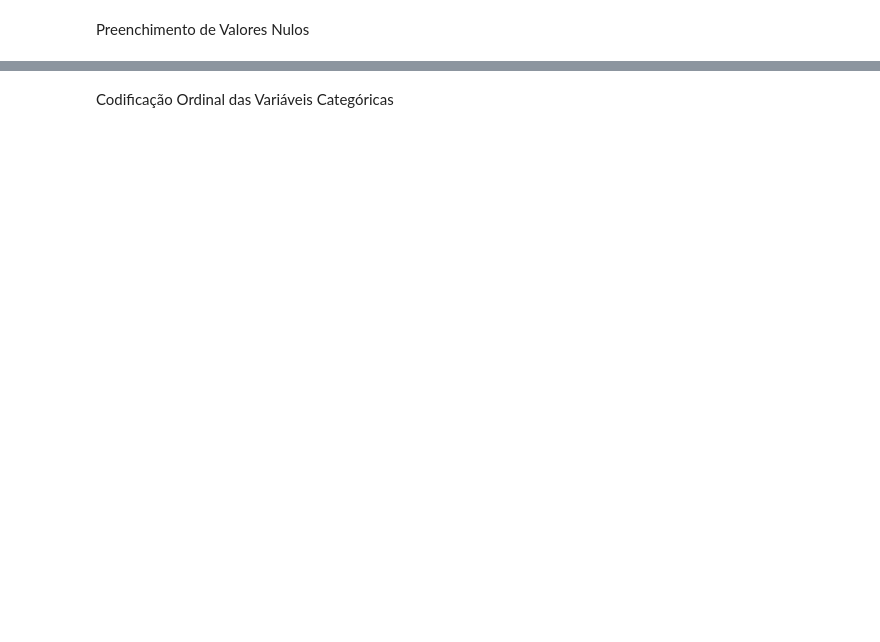
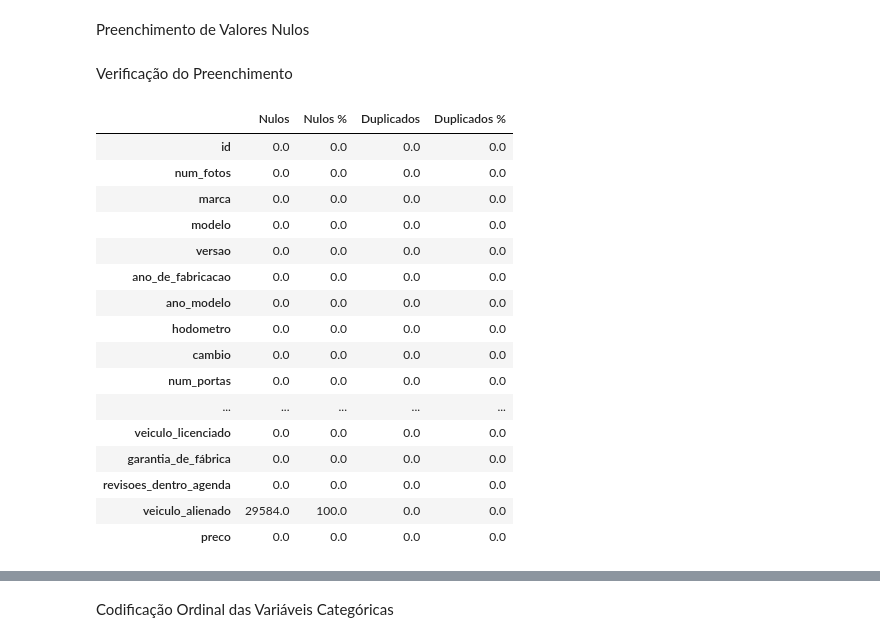
Before and after one commit to MdotSouza/IndiciumLH, a Jupyter notebook: ETL.ipynb, the cells around one changed output, grey strips where cells are left out. Drawn from its saved outputs; the diff is of its cells as text; code cells hidden in the pictures; blank space fills up the shorter version.

```diff
--- a/ETL.ipynb
+++ b/ETL.ipynb
@@ -98,0 +139,42 @@ fillFeatures(dfTest, *COLS_NULAS)
+# %%
+COLS_NULAS = ["dono_aceita_troca",
+              "veiculo_único_dono",
+              "revisoes_concessionaria",
+              "ipva_pago",
+              "veiculo_licenciado",
+              "garantia_de_fábrica",
+              "revisoes_dentro_agenda"]
+
+#Feature num_fotos
+criterio = mode(dfTreino["num_fotos"])
+dfTreino["num_fotos"] = dfTreino["num_fotos"].fillna(criterio)
+
+criterio = mode(dfTest["num_fotos"])
+dfTest["num_fotos"] = dfTest["num_fotos"].fillna(criterio)
+
+#Demais features
+for feature in COLS_NULAS:
+    dfTreino[feature] = dfTreino[feature].fillna(0)
+    dfTest[feature] = dfTest[feature].fillna(0)
+# %% [markdown]
+Verificação do Preenchimento
+# %%
+display(isNullOrDuplicates(dfTreino))
+# %% [output]
+|  | Nulos | Nulos % | Duplicados | Duplicados % |
+| id | 0.0 | 0.0 | 0.0 | 0.0 |
+| num_fotos | 0.0 | 0.0 | 0.0 | 0.0 |
+| marca | 0.0 | 0.0 | 0.0 | 0.0 |
+| modelo | 0.0 | 0.0 | 0.0 | 0.0 |
+| versao | 0.0 | 0.0 | 0.0 | 0.0 |
+| ano_de_fabricacao | 0.0 | 0.0 | 0.0 | 0.0 |
+| ano_modelo | 0.0 | 0.0 | 0.0 | 0.0 |
+| hodometro | 0.0 | 0.0 | 0.0 | 0.0 |
+| cambio | 0.0 | 0.0 | 0.0 | 0.0 |
+| num_portas | 0.0 | 0.0 | 0.0 | 0.0 |
+| ... | ... | ... | ... | ... |
+| veiculo_licenciado | 0.0 | 0.0 | 0.0 | 0.0 |
+| garantia_de_fábrica | 0.0 | 0.0 | 0.0 | 0.0 |
+| revisoes_dentro_agenda | 0.0 | 0.0 | 0.0 | 0.0 |
+| veiculo_alienado | 29584.0 | 100.0 | 0.0 | 0.0 |
+| preco | 0.0 | 0.0 | 0.0 | 0.0 |
```
Also changed, not shown: parts of 19 cells of this notebook, 4 other files.
